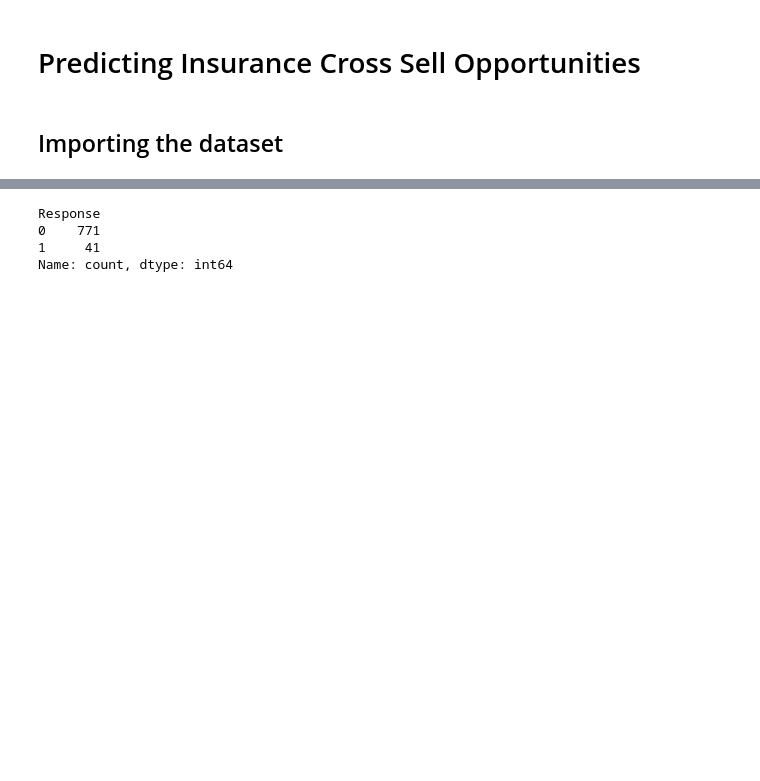
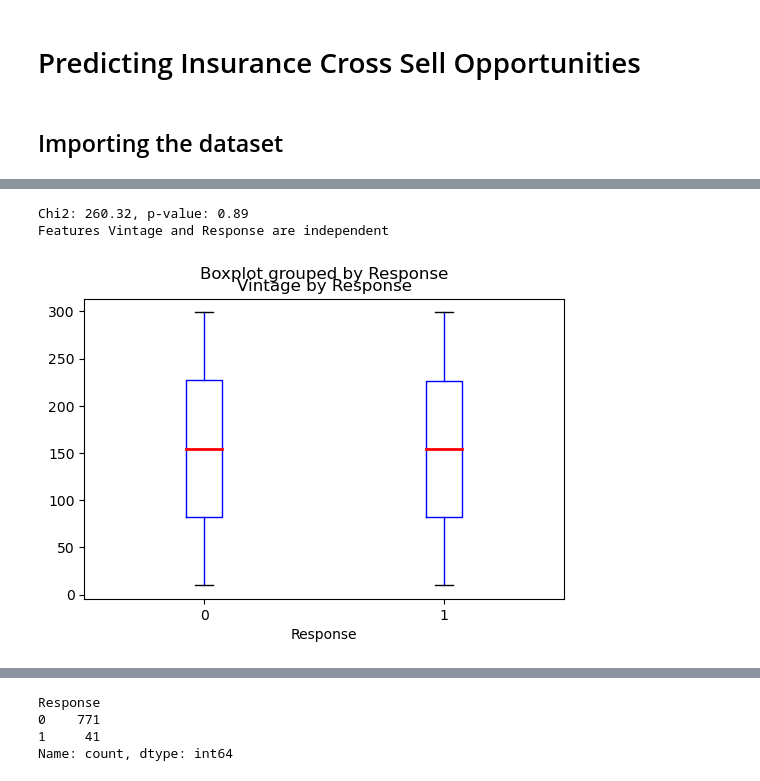
Before and after one commit to EnricoMiche1210760/Predicting_Insurance_Cross_Sell_Opportunities, a Jupyter notebook: main.ipynb, the cells around one changed output, grey strips where cells are left out. Saved outputs shown, nothing was run; the diff lists cells and outputs as text; code cells hidden in the pictures; blank space fills up the shorter version.

```diff
--- a/main.ipynb
+++ b/main.ipynb
@@ -52,0 +79,8 @@ The target variable is 'Response' which is a binary variable.
+# %%
+boxplt = df.boxplot(column='Vintage', by='Response', figsize=(6,4), grid=False, color=dict(boxes='blue', whiskers='blue', caps='black'),medianprops=dict(color='red', linewidth=2) ) # medianprops=dict(color="red", linewidth=2),
+plt.title('Vintage by Response')
+chi_squared_test(df, "Vintage", "Response")
+# %% [output]
+Chi2: 260.32, p-value: 0.89
+Features Vintage and Response are independent
+[figure, added]
```
Also changed, not shown: parts of 67 cells of this notebook.
